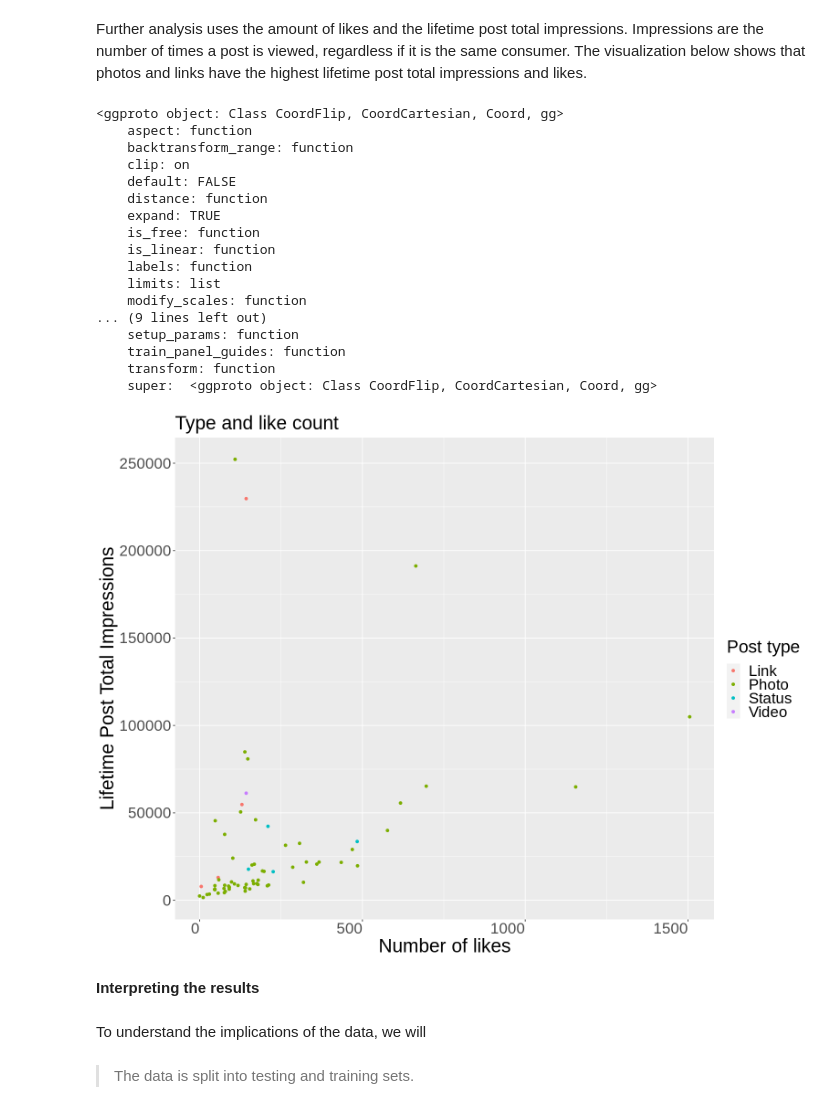
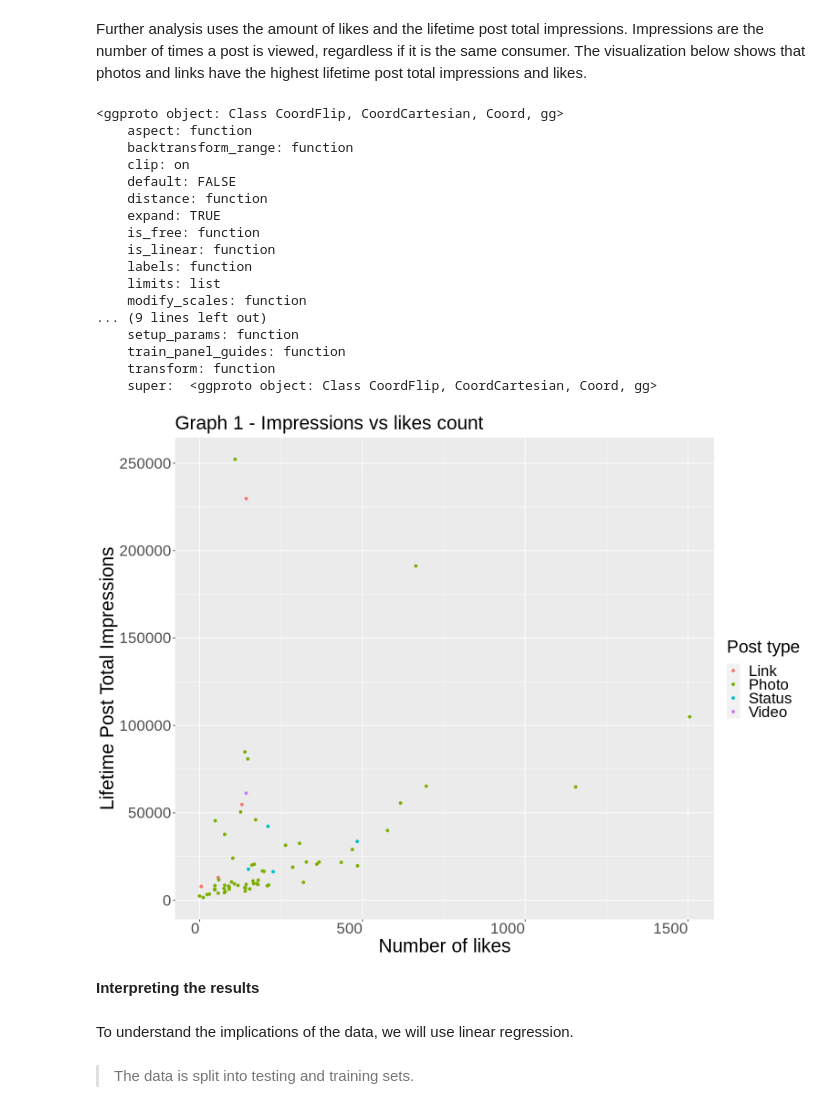
Before and after one commit to L-amat/project_proposal, a Jupyter notebook: 2-group_project_report/Group_project_report.ipynb, the cells around one changed output. Cells and saved outputs as stored; diff of their text form; code cells hidden in the pictures.

```diff
--- a/2-group_project_report/Group_project_report.ipynb
+++ b/2-group_project_report/Group_project_report.ipynb
@@ -142,39 +160,39 @@ most_interactions <- fb_data %>%                                      #plot of i
     ylab("Lifetime Post Total Impressions") +
     xlab("Number of likes") +
     labs(colour = "Post type") +
-    ggtitle("Type and like count") +
+    ggtitle("Graph 1 - Impressions vs likes count") +
     theme(axis.text = element_text(size = 20,                         #font sizes
                                     hjust = 1),
          plot.title = element_text(size = 25),
          axis.title = element_text(size = 25),
          legend.text = element_text(size = 20),
          legend.title = element_text(size = 23)) +
             scale_fill_brewer(palette = 'Dark2')
     coord_flip()
 most_interactions
 # %% [output]
 <ggproto object: Class CoordFlip, CoordCartesian, Coord, gg>
     aspect: function
     backtransform_range: function
     clip: on
     default: FALSE
     distance: function
     expand: TRUE
     is_free: function
     is_linear: function
     labels: function
     limits: list
     modify_scales: function
 ... (9 lines left out)
     setup_params: function
     train_panel_guides: function
     transform: function
     super:  <ggproto object: Class CoordFlip, CoordCartesian, Coord, gg>
-[figure, old version]
+[figure, new version]
 # %% [markdown]
 **Interpreting the results**
 # %% [markdown]
-To understand the implications of the data, we will
+To understand the implications of the data, we will use linear regression.
 # %% [markdown]
 >The data is split into testing and training sets.
 # %%
```
Also changed, not shown: parts of 3 cells of this notebook.
